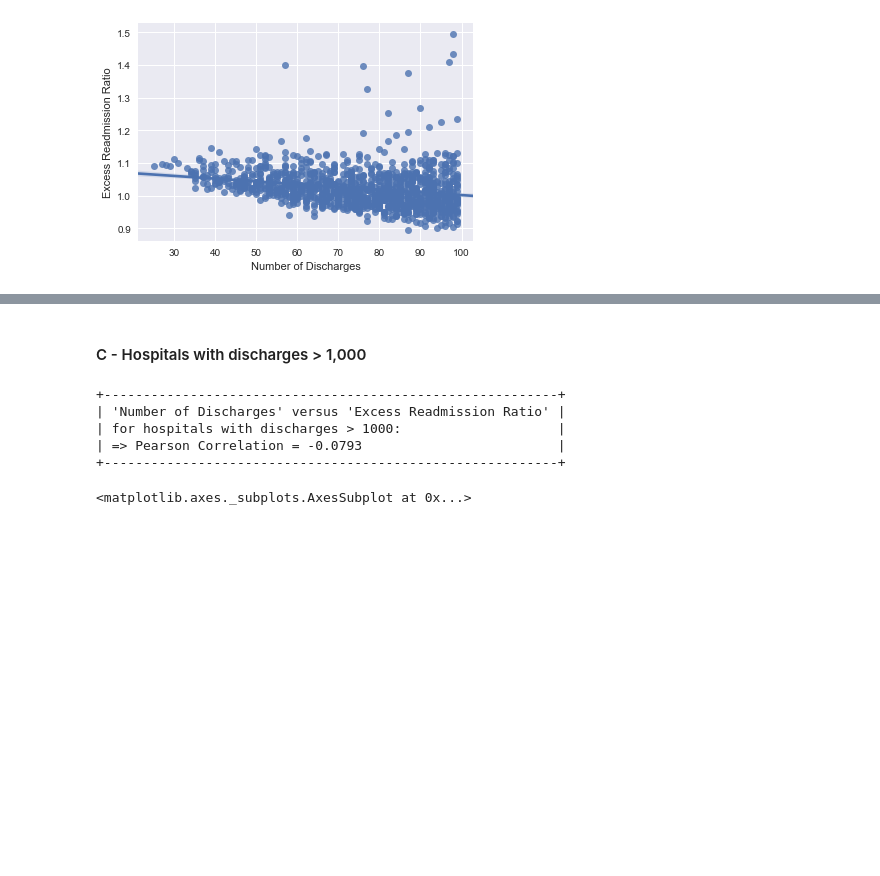
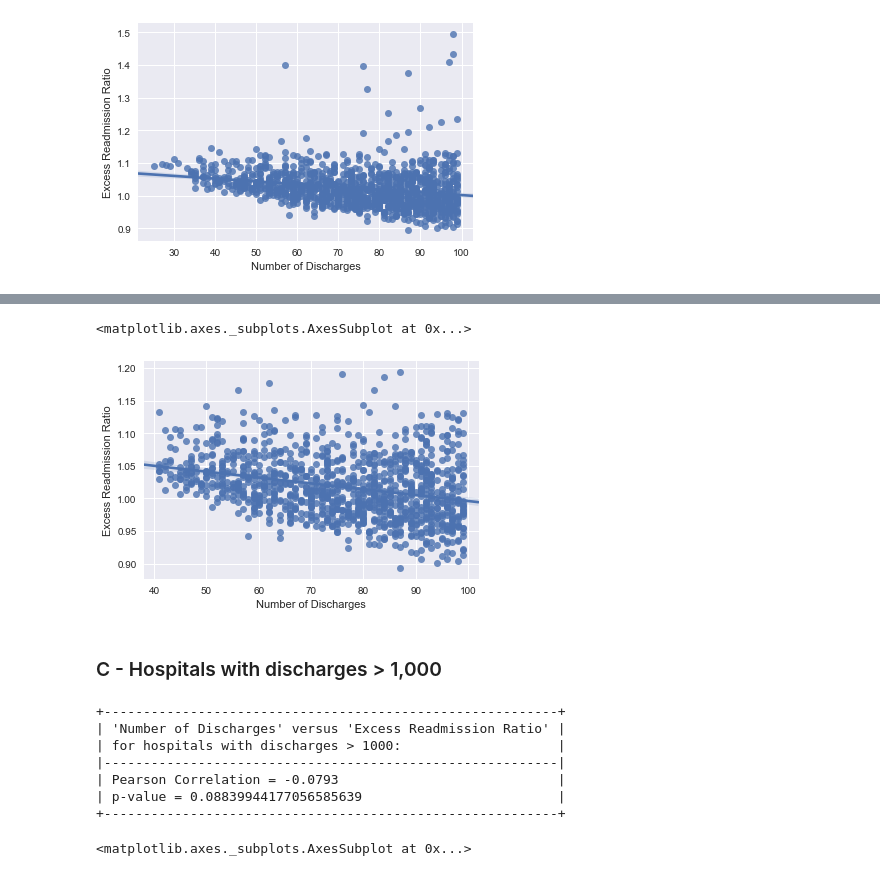
Before and after one commit to davicsilva/dsintensive, a Jupyter notebook: notebooks/eda-miniprojects/hospital_readmit/sliderule_dsi_inferential_statistics_exercise_3.ipynb, the cells around one changed output, grey strips where cells are left out. Cells and saved outputs as stored; diff of their text form; code cells hidden in the pictures; blank space fills up the shorter version.

```diff
--- a/notebooks/eda-miniprojects/hospital_readmit/sliderule_dsi_inferential_statistics_exercise_3.ipynb
+++ b/notebooks/eda-miniprojects/hospital_readmit/sliderule_dsi_inferential_statistics_exercise_3.ipynb
@@ -260,0 +305,12 @@ sns.regplot(x="Number of Discharges", y="Excess Readmission Ratio", data=df_disc
+# %%
+df_temp_b = df_temp_dischg100.loc[(df_temp_dischg100['Number of Discharges'] > 40) & (df_temp_dischg100['Excess Readmission Ratio'] < 1.2)]
+pearson, pvalue = pearson_corr = pearsonr(df_temp_b[['Number of Discharges']], df_temp_b[['Excess Readmission Ratio']])
+print("+----------------------------------------------------------+")
+print("| 'Number of Discharges' versus 'Excess Readmission Ratio' |")
+print("| for all hospitals with:                                  |")
+print("|    a) Excess Readmission Ratio < 1.2                     |")
+print("|    b) Number of Discharges < 40                          |")
+print("|----------------------------------------------------------|")
+print("| Pearson Correlation = %.4f                            |" %pearson[[0][0]])
+print("| p-value = %.30f               |" %pvalue[[0][0]])
+print("+----------------------------------------------------------+")
@@ -261,19 +327,29 @@ sns.regplot(x="Number of Discharges", y="Excess Readmission Ratio", data=df_disc
+# %%
+sns.set(color_codes=True)
+sns.regplot(x="Number of Discharges", y="Excess Readmission Ratio", data=df_temp_b)
+# %% [output]
+<matplotlib.axes._subplots.AxesSubplot at 0x...>
+[figure, added]
 # %% [markdown]
-#### C - Hospitals with discharges > 1,000
+### C - Hospitals with discharges > 1,000
 # %%
 df_temp_dischg1000 = df_temp.loc[df_temp['Number of Discharges'] > 1000]
-pearson_corr = pearsonr(df_temp_dischg1000[['Number of Discharges']], df_temp_dischg1000[['Excess Readmission Ratio']])[0][0]
-pearsonr(df_temp_dischg1000[['Number of Discharges']], df_temp_dischg1000[['Excess Readmission Ratio']])
+pearson, pvalue = pearsonr(df_temp_dischg1000[['Number of Discharges']], df_temp_dischg1000[['Excess Readmission Ratio']])
+pvalue3 = pvalue
 print("+----------------------------------------------------------+")
 print("| 'Number of Discharges' versus 'Excess Readmission Ratio' |")
 print("| for hospitals with discharges > 1000:                    |")
-print("| => Pearson Correlation = %.4f                         |" %pearson_corr)
+print("|----------------------------------------------------------|")
+print("| Pearson Correlation = %.4f                            |" %pearson[[0][0]])
+print("| p-value = %.20f                         |" %pvalue[[0][0]])
 print("+----------------------------------------------------------+")
 # %% [output]
 +----------------------------------------------------------+
 | 'Number of Discharges' versus 'Excess Readmission Ratio' |
 | for hospitals with discharges > 1000:                    |
-| => Pearson Correlation = -0.0793                         |
+|----------------------------------------------------------|
+| Pearson Correlation = -0.0793                            |
+| p-value = 0.08839944177056585639                         |
 +----------------------------------------------------------+
 # %%
 df_dischg_gt1000 = clean_hospital_read_df[['Number of Discharges', 'Excess Readmission Ratio']].loc[(clean_hospital_read_df['Number of Discharges'] > 1000) & (clean_hospital_read_df['Excess Readmission Ratio'] > 0)]
```
Also changed, not shown: parts of 22 cells of this notebook.
